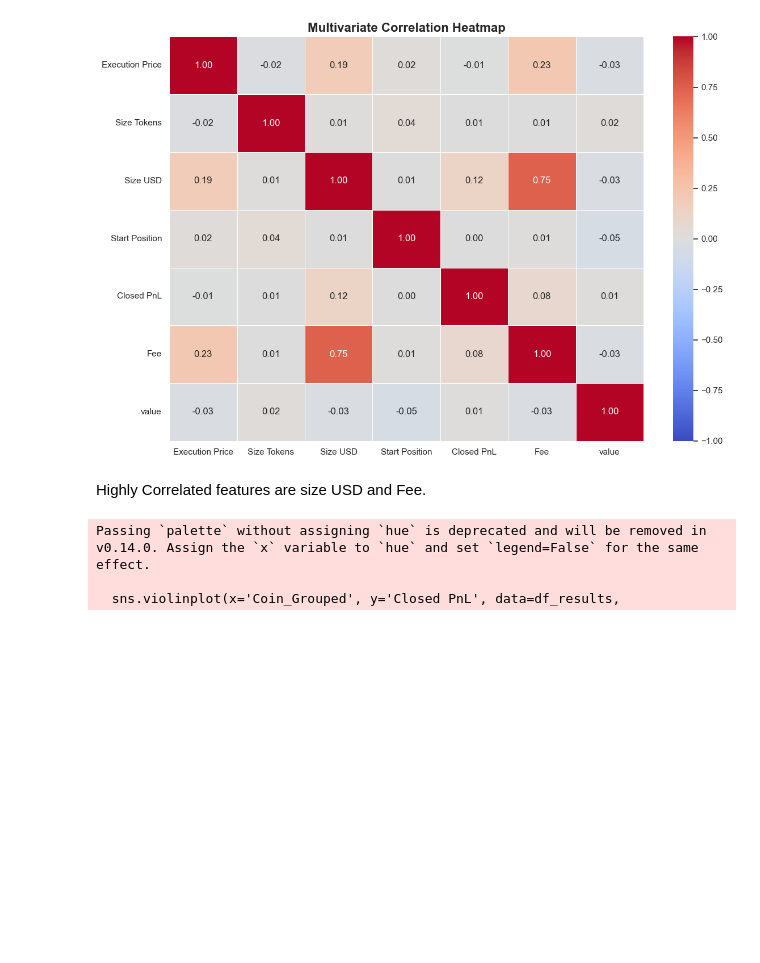
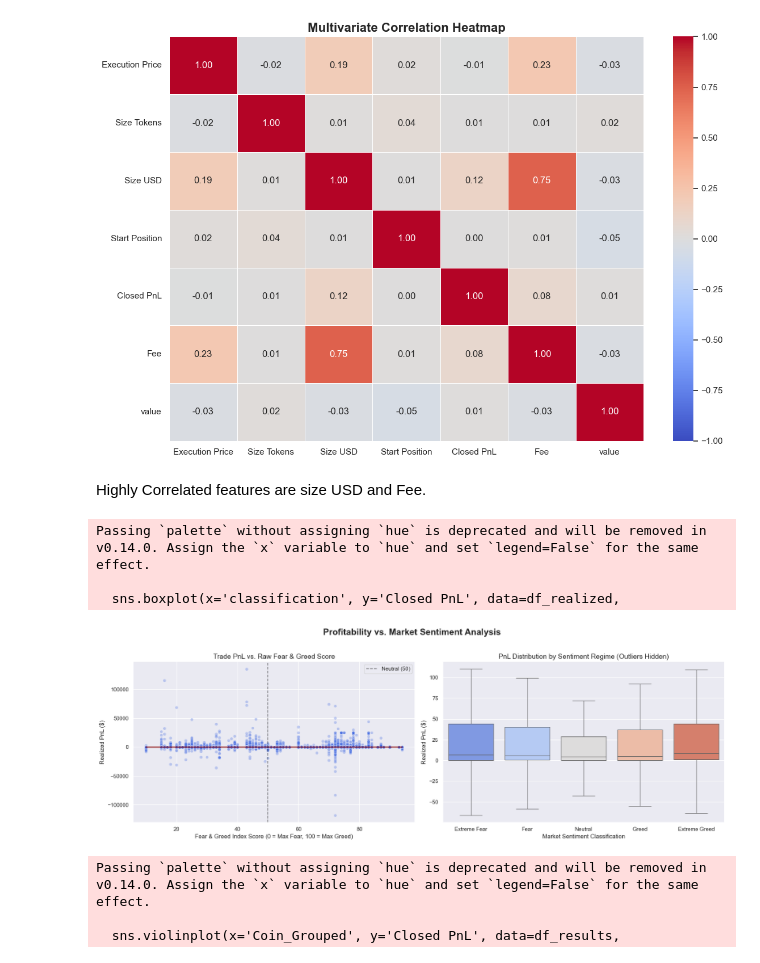
Before and after one commit to Priyanshu-Upadhyay-27/EDA_Crypto_Market_Analysis, a Jupyter notebook: analysis.ipynb, the cells around one changed output. Cells and saved outputs as stored; diff of their text form; code cells hidden in the pictures; blank space fills up the shorter version.

Commit message:
Added pnL Vs Sentiment Analysis graph

```diff
--- a/analysis.ipynb
+++ b/analysis.ipynb
@@ -454,6 +454,40 @@ plt.show()
 [figure]
 # %% [markdown]
 Highly Correlated features are size USD and Fee.
+# %%
+df_realized = df_combined[df_combined['Closed PnL'] != 0].copy()
+
+fig, axes = plt.subplots(1, 2, figsize=(18, 6))
+sns.set_theme(style="darkgrid")
+fig.suptitle('Profitability vs. Market Sentiment Analysis', fontsize=18, fontweight='bold', y=1.02)
+
+sns.scatterplot(x='value', y='Closed PnL', data=df_realized, alpha=0.3, color='royalblue', ax=axes[0])
+
+sns.regplot(x='value', y='Closed PnL', data=df_realized, scatter=False, color='darkred', ax=axes[0])
+
+axes[0].set_title('Trade PnL vs. Raw Fear & Greed Score', fontsize=14)
+axes[0].set_xlabel('Fear & Greed Index Score (0 = Max Fear, 100 = Max Greed)')
+axes[0].set_ylabel('Realized PnL ($)')
+axes[0].axvline(50, color='black', linestyle='--', alpha=0.5, label='Neutral (50)')
+axes[0].legend()
+
+sentiment_order = ['Extreme Fear', 'Fear', 'Neutral', 'Greed', 'Extreme Greed']
+
+# Note: showfliers=False hides the massive "Whale" outliers so the boxes are actually readable
+sns.boxplot(x='classification', y='Closed PnL', data=df_realized,
+            order=sentiment_order, palette='coolwarm', ax=axes[1], showfliers=False)
+
+axes[1].set_title('PnL Distribution by Sentiment Regime (Outliers Hidden)', fontsize=14)
+axes[1].set_xlabel('Market Sentiment Classification')
+axes[1].set_ylabel('Realized PnL ($)')
+
+plt.tight_layout()
+plt.show()
+# %% [output]
+Passing `palette` without assigning `hue` is deprecated and will be removed in v0.14.0. Assign the `x` variable to `hue` and set `legend=False` for the same effect.
+
+  sns.boxplot(x='classification', y='Closed PnL', data=df_realized,
+[figure, added]
 # %%
 # Ensure we are only looking at closed trades for PnL and Win Rate analysis
 df_results = df_combined[df_combined['Closed PnL'] != 0].copy()
```
Also changed, not shown: 1 other file.
